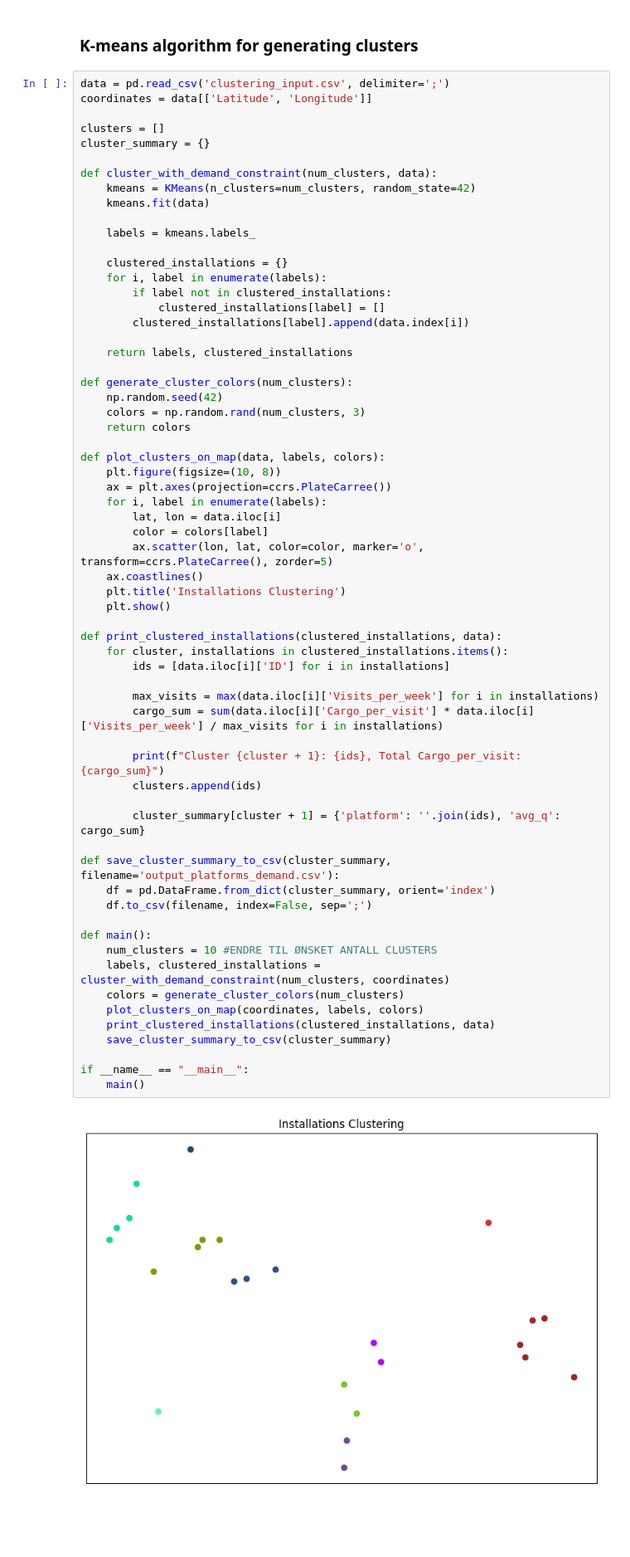
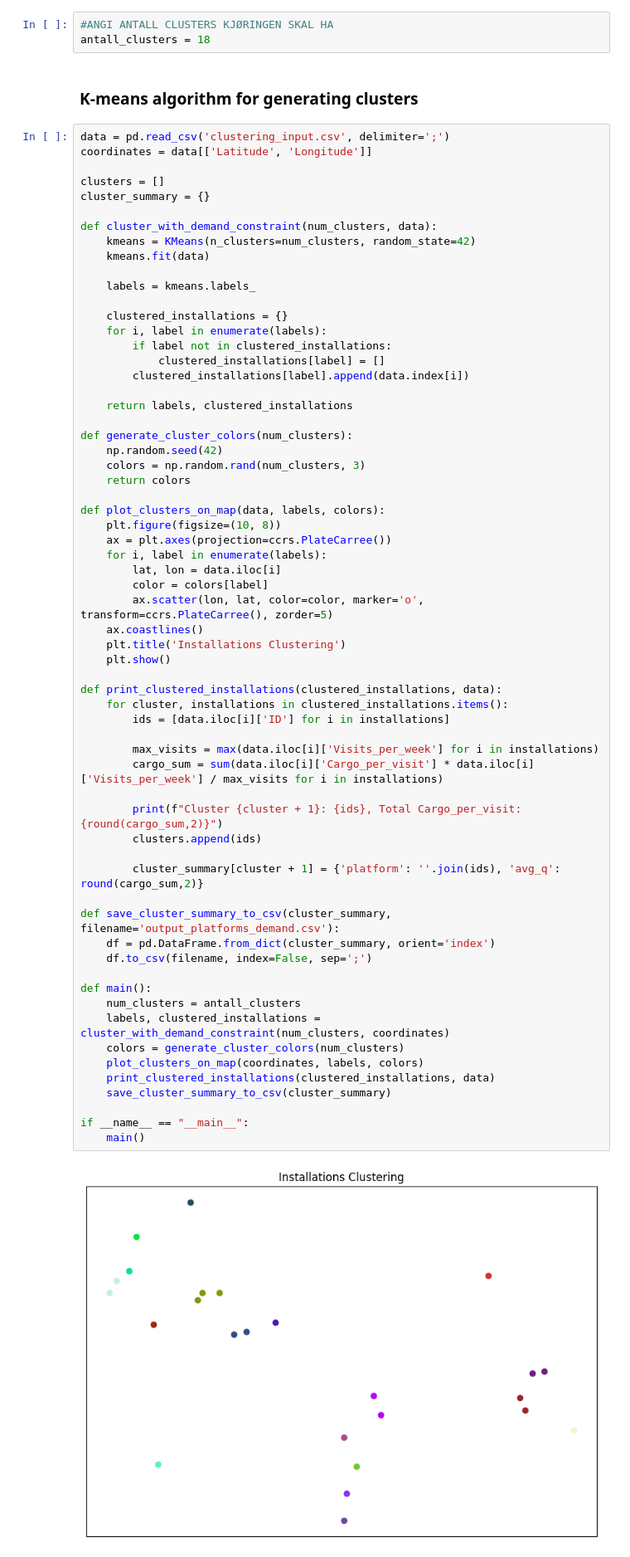
Before and after one commit to camillalie/masteroppgave, a Jupyter notebook: route_generation/clustering/k_means.ipynb, the cells around one changed output. Shown at 83% size. Drawn from its saved outputs; the diff is of its cells as text; blank space fills up the shorter version.

```diff
--- a/route_generation/clustering/k_means.ipynb
+++ b/route_generation/clustering/k_means.ipynb
@@ -8,3 +9,6 @@ from math import radians, sin, cos, sqrt, atan2
+# %%
+#ANGI ANTALL CLUSTERS KJØRINGEN SKAL HA
+antall_clusters = 18
 # %% [markdown]
 ### K-means algorithm for generating clusters
 # %%
@@ -41,34 +45,34 @@ def plot_clusters_on_map(data, labels, colors):
         color = colors[label]
         ax.scatter(lon, lat, color=color, marker='o', transform=ccrs.PlateCarree(), zorder=5)
     ax.coastlines()
     plt.title('Installations Clustering')
     plt.show()
 
 def print_clustered_installations(clustered_installations, data):
     for cluster, installations in clustered_installations.items():
         ids = [data.iloc[i]['ID'] for i in installations]
 
         max_visits = max(data.iloc[i]['Visits_per_week'] for i in installations)
         cargo_sum = sum(data.iloc[i]['Cargo_per_visit'] * data.iloc[i]['Visits_per_week'] / max_visits for i in installations)
 
-        print(f"Cluster {cluster + 1}: {ids}, Total Cargo_per_visit: {cargo_sum}")
+        print(f"Cluster {cluster + 1}: {ids}, Total Cargo_per_visit: {round(cargo_sum,2)}")
         clusters.append(ids)
 
-        cluster_summary[cluster + 1] = {'platform': ''.join(ids), 'avg_q': cargo_sum}
+        cluster_summary[cluster + 1] = {'platform': ''.join(ids), 'avg_q': round(cargo_sum,2)}
 
 def save_cluster_summary_to_csv(cluster_summary, filename='output_platforms_demand.csv'):
     df = pd.DataFrame.from_dict(cluster_summary, orient='index')
     df.to_csv(filename, index=False, sep=';')
 
 def main():
-    num_clusters = 10 #ENDRE TIL ØNSKET ANTALL CLUSTERS
+    num_clusters = antall_clusters
     labels, clustered_installations = cluster_with_demand_constraint(num_clusters, coordinates)
     colors = generate_cluster_colors(num_clusters)
     plot_clusters_on_map(coordinates, labels, colors)
     print_clustered_installations(clustered_installations, data)
     save_cluster_summary_to_csv(cluster_summary)
 
 if __name__ == "__main__":
     main()
 # %% [output]
-[figure, old version]
+[figure, new version]
```
Also changed, not shown: parts of 9 cells of this notebook, 8 other files.
